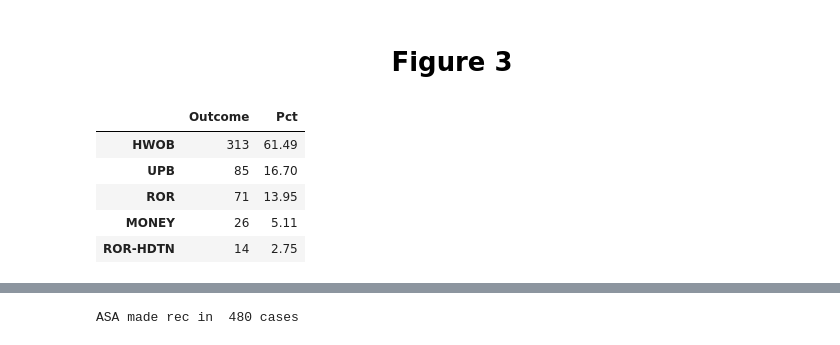
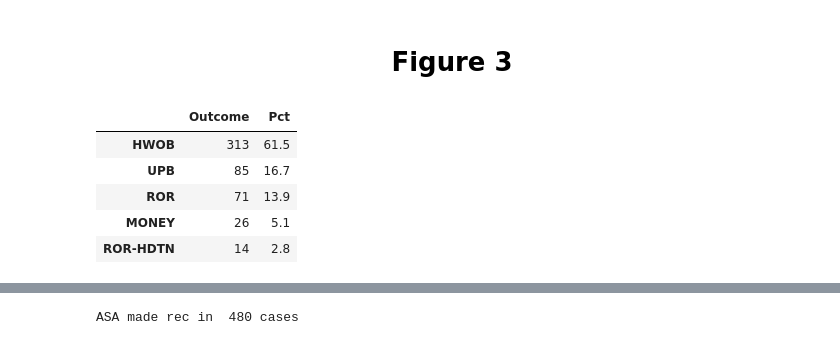
Before and after one commit to Colinstarger/Butterfly_in_COVID_Spring22, a Jupyter notebook: Black_Butterfly_Sp22_public.ipynb, the cells around one changed output, grey strips where cells are left out. Cells and saved outputs as stored; diff of their text form; code cells hidden in the pictures.

Commit message:
Update Black_Butterfly_Sp22_public.ipynb
Updated for SECOND ROUND of edits

```diff
--- a/Black_Butterfly_Sp22_public.ipynb
+++ b/Black_Butterfly_Sp22_public.ipynb
@@ -534,17 +557,17 @@ Med num hearings per day= 10.0
 # %%
 #This creates Figure 3
 a=all_defs_df["Outcome"].value_counts()
-b=round(all_defs_df["Outcome"].value_counts(normalize=True)*100,2)
+b=round(all_defs_df["Outcome"].value_counts(normalize=True)*100,1)
 
 fig_df=pd.DataFrame(a)
 fig_df["Pct"]=b.values
 
 fig_df.to_clipboard()
 fig_df
 # %% [output]
 |  | Outcome | Pct |
-| HWOB | 313 | 61.49 |
-| UPB | 85 | 16.70 |
-| ROR | 71 | 13.95 |
-| MONEY | 26 | 5.11 |
-| ROR-HDTN | 14 | 2.75 |
+| HWOB | 313 | 61.5 |
+| UPB | 85 | 16.7 |
+| ROR | 71 | 13.9 |
+| MONEY | 26 | 5.1 |
+| ROR-HDTN | 14 | 2.8 |
```
Also changed, not shown: parts of 154 cells of this notebook.
